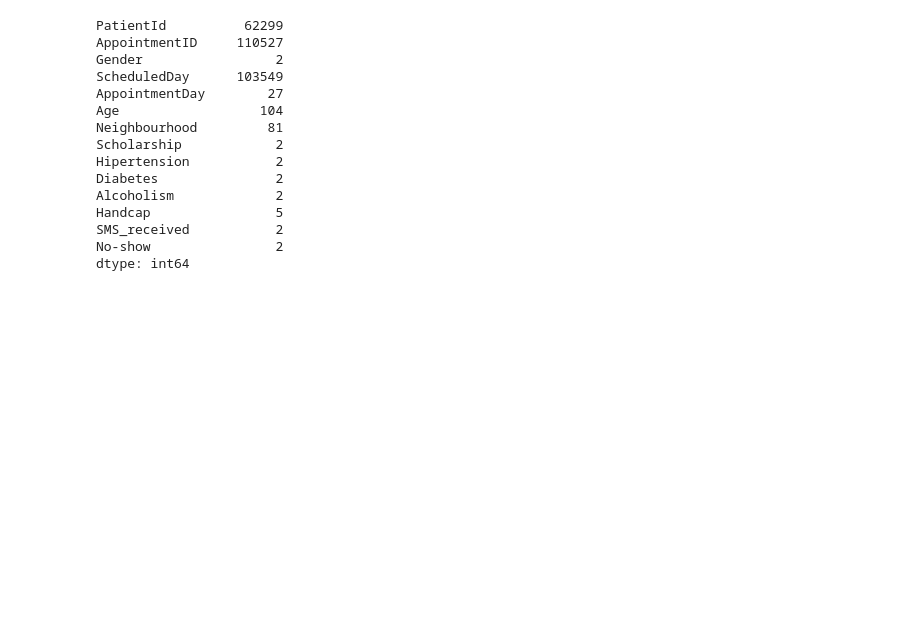
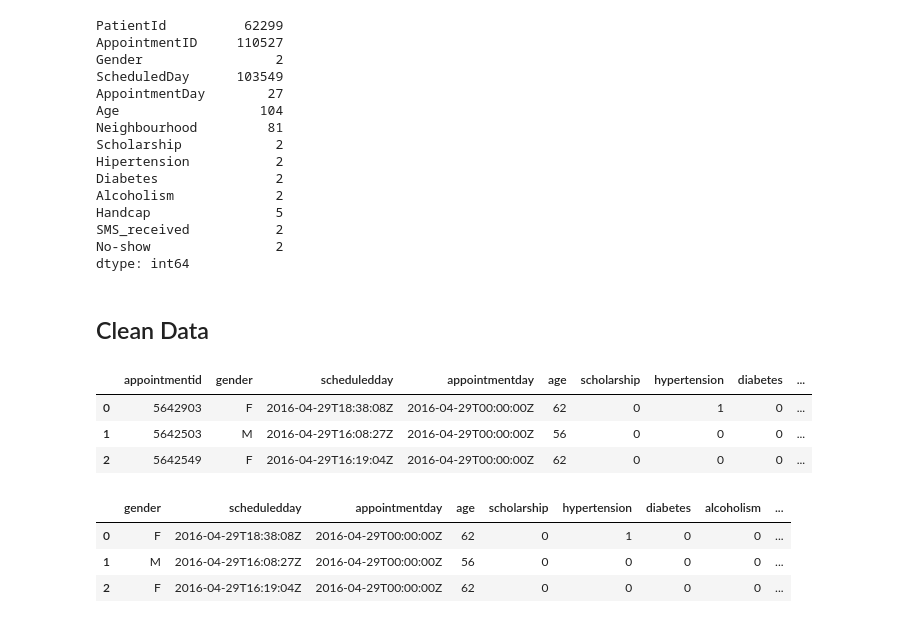
Before and after one commit to abdiganiaden/no_show_dataset_analysis, a Jupyter notebook: now_show_analysis.ipynb, the cells around one changed output. Drawn from its saved outputs; the diff is of its cells as text; code cells hidden in the pictures; blank space fills up the shorter version.

Commit message:
Cleaning part

```diff
--- a/now_show_analysis.ipynb
+++ b/now_show_analysis.ipynb
@@ -102,3 +102,5 @@ Handcap                5
 SMS_received           2
 No-show                2
 dtype: int64
+# %% [markdown]
+## Clean Data
@@ -104,0 +114,8 @@ dtype: int64
+# %%
+# check
+df.head(3)
+# %% [output]
+|  | appointmentid | gender | scheduledday | appointmentday | age | scholarship | hypertension | diabetes | ... |
+| 0 | 5642903 | F | 2016-04-29T18:38:08Z | 2016-04-29T00:00:00Z | 62 | 0 | 1 | 0 | ... |
+| 1 | 5642503 | M | 2016-04-29T16:08:27Z | 2016-04-29T00:00:00Z | 56 | 0 | 0 | 0 | ... |
+| 2 | 5642549 | F | 2016-04-29T16:19:04Z | 2016-04-29T00:00:00Z | 62 | 0 | 0 | 0 | ... |
@@ -104,0 +125,8 @@ dtype: int64
+# %%
+# check
+df.head(3)
+# %% [output]
+|  | gender | scheduledday | appointmentday | age | scholarship | hypertension | diabetes | alcoholism | ... |
+| 0 | F | 2016-04-29T18:38:08Z | 2016-04-29T00:00:00Z | 62 | 0 | 1 | 0 | 0 | ... |
+| 1 | M | 2016-04-29T16:08:27Z | 2016-04-29T00:00:00Z | 56 | 0 | 0 | 0 | 0 | ... |
+| 2 | F | 2016-04-29T16:19:04Z | 2016-04-29T00:00:00Z | 62 | 0 | 0 | 0 | 0 | ... |
```
Also changed, not shown: parts of 15 cells of this notebook, 1 other file.
